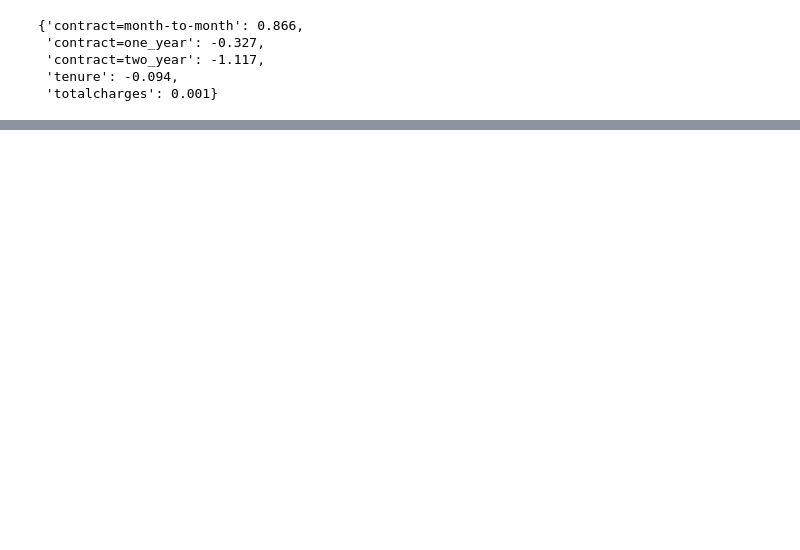
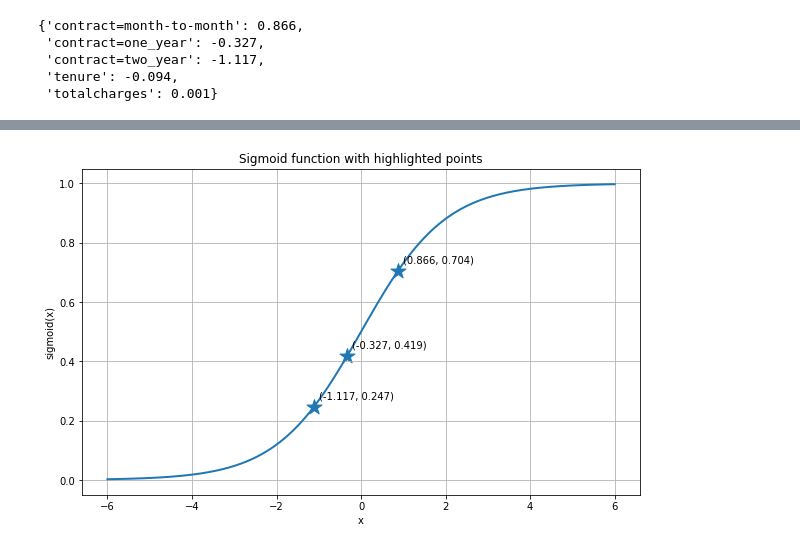
Before and after one commit to Arlan-Alibek/machine-learning-projects, a Jupyter notebook: Machine Learning for Classification/churn_prediciton.ipynb, the cells around one changed output, grey strips where cells are left out. Drawn from its saved outputs; the diff is of its cells as text; code cells hidden in the pictures; blank space fills up the shorter version.

```diff
--- a/Machine Learning for Classification/churn_prediciton.ipynb
+++ b/Machine Learning for Classification/churn_prediciton.ipynb
@@ -762,0 +768,5 @@ model_small.intercept_[0]
+# %%
+
+def sigmoid(score):
+    return 1 / (1 + np.exp(-score))
+sigmoid(model_small.intercept_[0])
@@ -776,5 +784,0 @@ It means that without knowing any other information we expect the client will no
-# %%
-import math
-def sigmoid(score):
-    return 1 / (1 + math.exp(-score))
-sigmoid(model_small.intercept_[0])
@@ -782,0 +800,24 @@ sigmoid(model_small.intercept_[0])
+# %%
+x_points = np.array([0.866, -0.327, -1.117])
+
+x_curve = np.linspace(-6, 6, 800)
+y_curve = sigmoid(x_curve)
+
+y_points = sigmoid(x_points)
+
+plt.figure(figsize=(10,6))
+plt.plot(x_curve, y_curve, linewidth=2)
+plt.scatter(x_points, y_points, marker='*', s=250)
+for x, y in zip(x_points, y_points):
+    plt.annotate(f"({x:.3f}, {y:.3f})",
+                 (x, y),
+                 textcoords="offset points",
+                 xytext=(5, 8))
+plt.xlabel("x")
+plt.ylabel("sigmoid(x)")
+plt.title("Sigmoid function with highlighted points")
+plt.ylim(-0.05, 1.05)
+plt.grid(True)
+plt.show()
+# %% [output]
+[figure, added]
```
Also changed, not shown: parts of 12 cells of this notebook.
